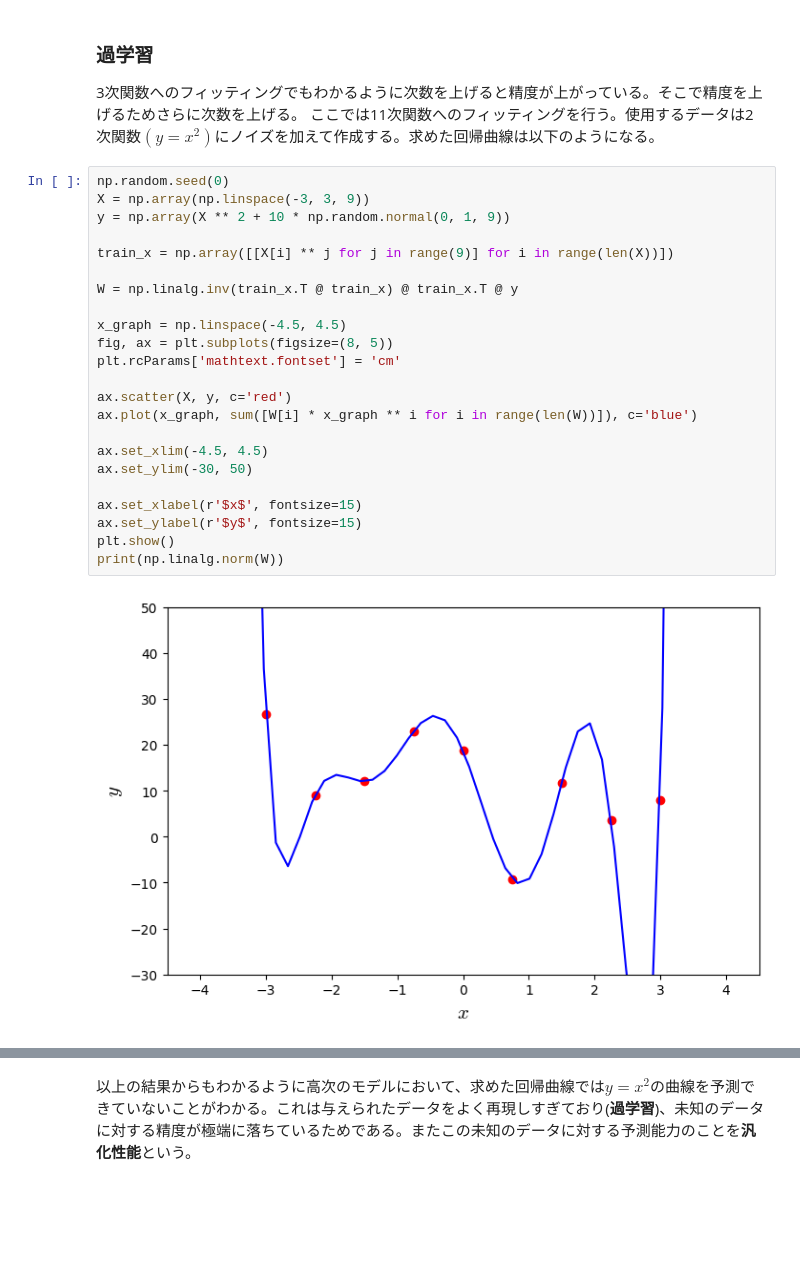
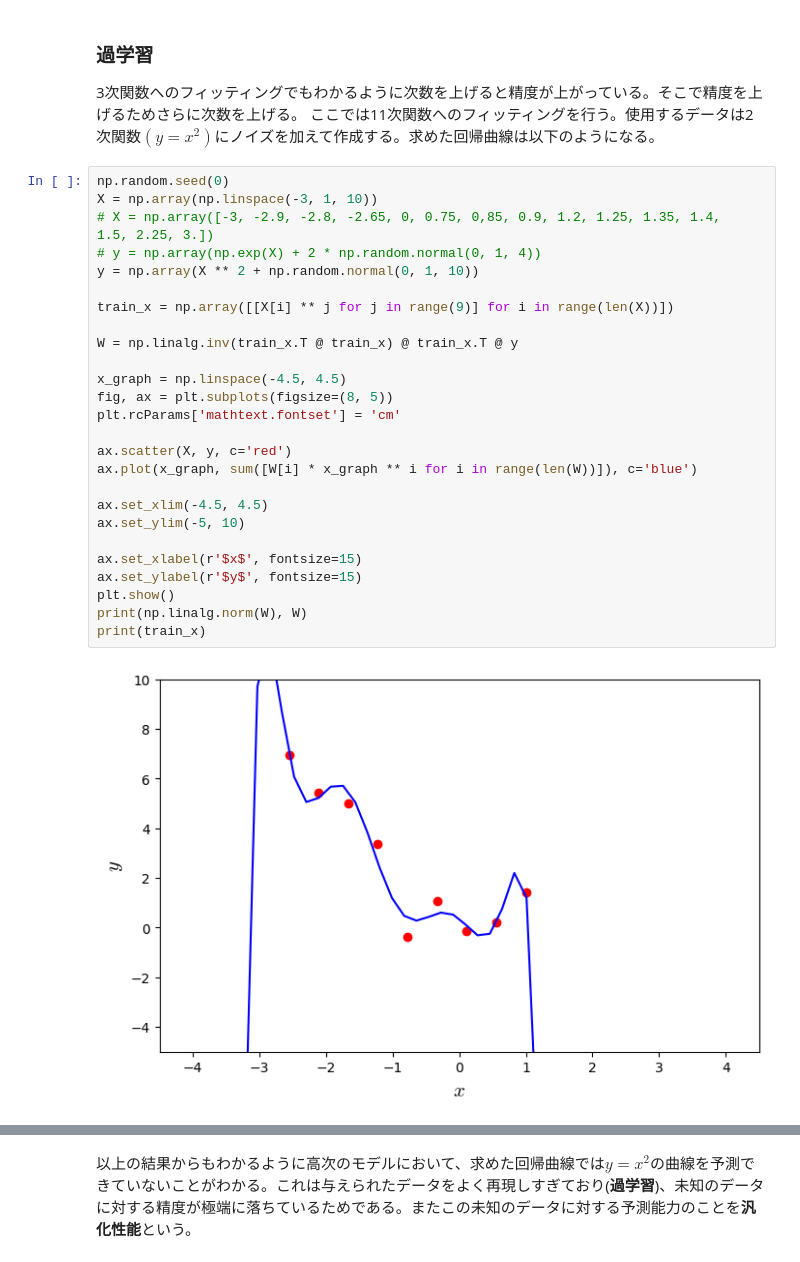
Before and after one commit to aice-ice/Senior-project, a Jupyter notebook: multiple_regression.ipynb, the cells around one changed output, grey strips where cells are left out. Drawn from its saved outputs; the diff is of its cells as text; blank space fills up the shorter version.

```diff
--- a/multiple_regression.ipynb
+++ b/multiple_regression.ipynb
@@ -259,26 +260,29 @@ $
 ここでは11次関数へのフィッティングを行う。使用するデータは2次関数$(y = x^2)$にノイズを加えて作成する。求めた回帰曲線は以下のようになる。
 # %%
 np.random.seed(0)
-X = np.array(np.linspace(-3, 3, 9))
-y = np.array(X ** 2 + 10 * np.random.normal(0, 1, 9))
+X = np.array(np.linspace(-3, 1, 10))
+# X = np.array([-3, -2.9, -2.8, -2.65, 0, 0.75, 0,85, 0.9, 1.2, 1.25, 1.35, 1.4,  1.5, 2.25, 3.])
+# y = np.array(np.exp(X) + 2 * np.random.normal(0, 1, 4))
+y = np.array(X ** 2 + np.random.normal(0, 1, 10))
 
 train_x = np.array([[X[i] ** j for j in range(9)] for i in range(len(X))])
 
 W = np.linalg.inv(train_x.T @ train_x) @ train_x.T @ y
 
 x_graph = np.linspace(-4.5, 4.5)
 fig, ax = plt.subplots(figsize=(8, 5))
 plt.rcParams['mathtext.fontset'] = 'cm'
 
 ax.scatter(X, y, c='red')
 ax.plot(x_graph, sum([W[i] * x_graph ** i for i in range(len(W))]), c='blue')
 
 ax.set_xlim(-4.5, 4.5)
-ax.set_ylim(-30, 50)
+ax.set_ylim(-5, 10)
 
 ax.set_xlabel(r'$x$', fontsize=15)
 ax.set_ylabel(r'$y$', fontsize=15)
 plt.show()
-print(np.linalg.norm(W))
+print(np.linalg.norm(W), W)
+print(train_x)
 # %% [output]
-[figure, old version]
+[figure, new version]
```
Also changed, not shown: parts of 4 cells of this notebook, 3 other files.
